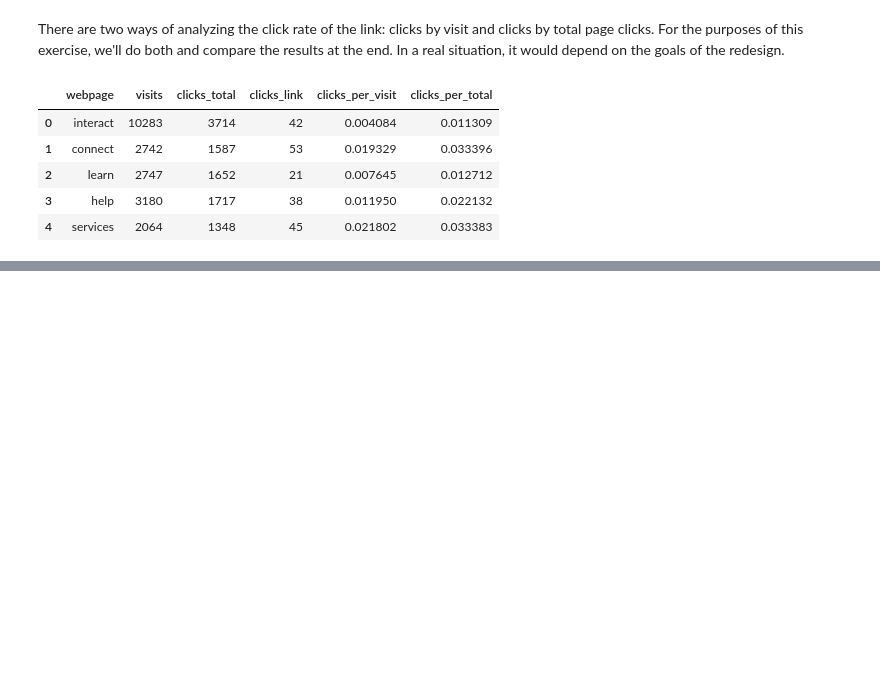
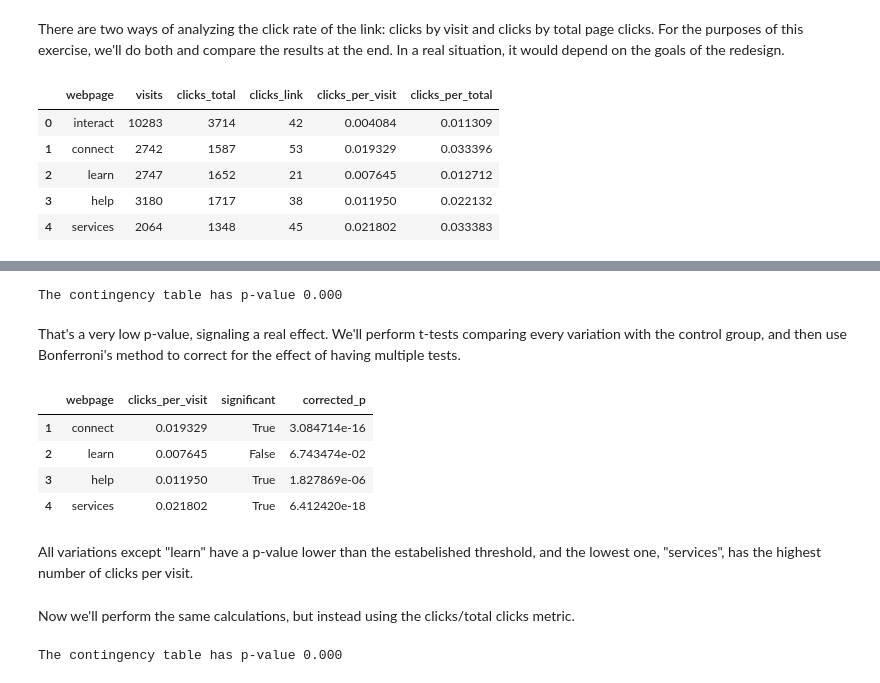
Before and after one commit to brenosakaguti/ab-testing-study, a Jupyter notebook: ab-testing.ipynb, the cells around one changed output, grey strips where cells are left out. Cells and saved outputs as stored; diff of their text form; code cells hidden in the pictures; blank space fills up the shorter version.

```diff
--- a/ab-testing.ipynb
+++ b/ab-testing.ipynb
@@ -229,0 +278,34 @@ df4
+# %%
+chi2, pvalue, ex = sms.proportions_chisquare(count=df4["clicks_link"], nobs=df4["visits"])
+print(f"The contingency table has p-value {pvalue:.3f}")
+# %% [output]
+The contingency table has p-value 0.000
+# %% [markdown]
+That's a very low p-value, signaling a real effect. We'll perform t-tests comparing every variation with the control group, and then use Bonferroni's method to correct for the effect of having multiple tests.
+# %%
+p_list = []
+for i in range(1, len(df4)):
+    zstat, pvalue = sms.proportions_ztest(nobs=[df4["visits"][0], df4["visits"][i]], count=[df4["clicks_link"][0], df4["clicks_link"][i]])
+    p_list.append(pvalue)
+
+significance, pval_corrected = sms.multipletests(pvals=p_list, alpha=0.05, method="bonferroni")[:2]
+
+result_table = df4[1:][["webpage", "clicks_per_visit"]].copy()
+result_table["significant"] = significance
+result_table["corrected_p"] = pval_corrected
+result_table
+# %% [output]
+|  | webpage | clicks_per_visit | significant | corrected_p |
+| 1 | connect | 0.019329 | True | 3.084714e-16 |
+| 2 | learn | 0.007645 | False | 6.743474e-02 |
+| 3 | help | 0.011950 | True | 1.827869e-06 |
+| 4 | services | 0.021802 | True | 6.412420e-18 |
+# %% [markdown]
+All variations except "learn" have a p-value lower than the estabelished threshold, and the lowest one, "services", has the highest number of clicks per visit.
+# %% [markdown]
+Now we'll perform the same calculations, but instead using the clicks/total clicks metric.
+# %%
+chi2, pvalue, ex = sms.proportions_chisquare(count=df4["clicks_link"], nobs=df4["clicks_total"])
+print(f"The contingency table has p-value {pvalue:.3f}")
+# %% [output]
+The contingency table has p-value 0.000
```
Also changed, not shown: parts of 15 cells of this notebook.
